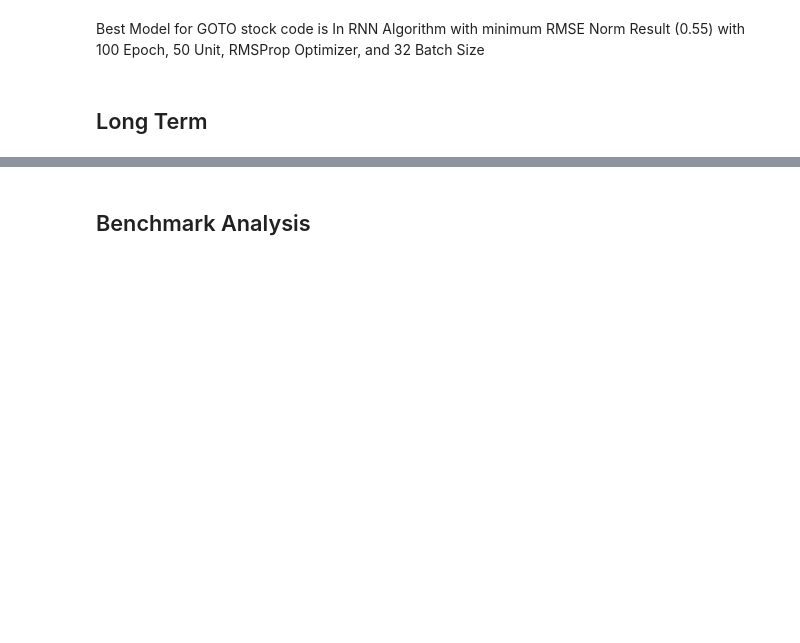
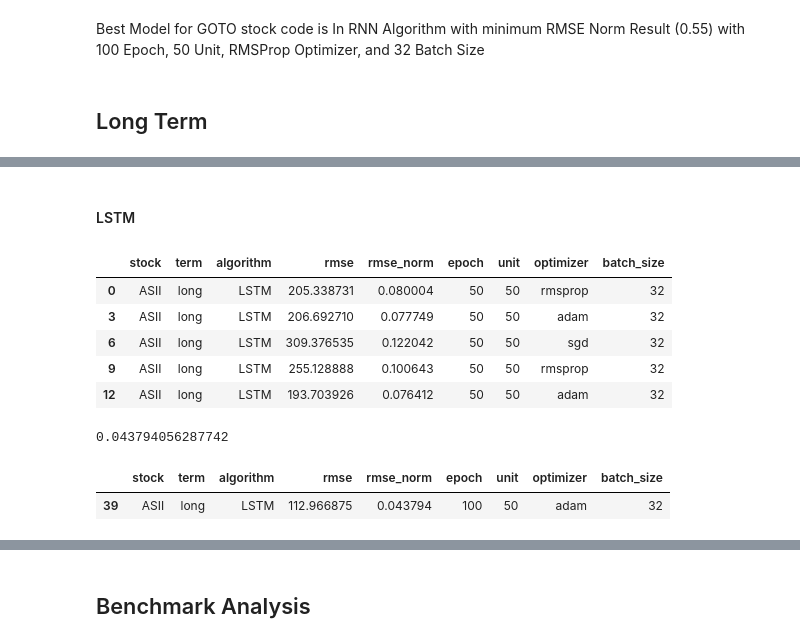
Before and after one commit to melikacandra/lstm_gru_rnn_price_predict, a Jupyter notebook: code_main/model_selector.ipynb, the cells around one changed output, grey strips where cells are left out. Cells and saved outputs as stored; diff of their text form; code cells hidden in the pictures; blank space fills up the shorter version.

```diff
--- a/code_main/model_selector.ipynb
+++ b/code_main/model_selector.ipynb
@@ -266,0 +301,24 @@ Best Model for GOTO stock code is In RNN Algorithm with minimum RMSE Norm Result
+# %% [markdown]
+#### LSTM
+# %%
+data_asii_lstm = data_asii[data_asii["algorithm"] == "LSTM"]
+data_asii_lstm.head()
+# %% [output]
+|  | stock | term | algorithm | rmse | rmse_norm | epoch | unit | optimizer | batch_size |
+| 0 | ASII | long | LSTM | 205.338731 | 0.080004 | 50 | 50 | rmsprop | 32 |
+| 3 | ASII | long | LSTM | 206.692710 | 0.077749 | 50 | 50 | adam | 32 |
+| 6 | ASII | long | LSTM | 309.376535 | 0.122042 | 50 | 50 | sgd | 32 |
+| 9 | ASII | long | LSTM | 255.128888 | 0.100643 | 50 | 50 | rmsprop | 32 |
+| 12 | ASII | long | LSTM | 193.703926 | 0.076412 | 50 | 50 | adam | 32 |
+# %%
+#see min value
+minimum_lstm_asii = data_asii_lstm["rmse_norm"].min()
+minimum_lstm_asii
+# %% [output]
+0.043794056287742
+# %%
+minimum_config_lstm_asii = data_asii_lstm[data_asii_lstm["rmse_norm"] == minimum_lstm_asii]
+minimum_config_lstm_asii
+# %% [output]
+|  | stock | term | algorithm | rmse | rmse_norm | epoch | unit | optimizer | batch_size |
+| 39 | ASII | long | LSTM | 112.966875 | 0.043794 | 100 | 50 | adam | 32 |
```
Also changed, not shown: parts of 15 cells of this notebook, 8 other files.
